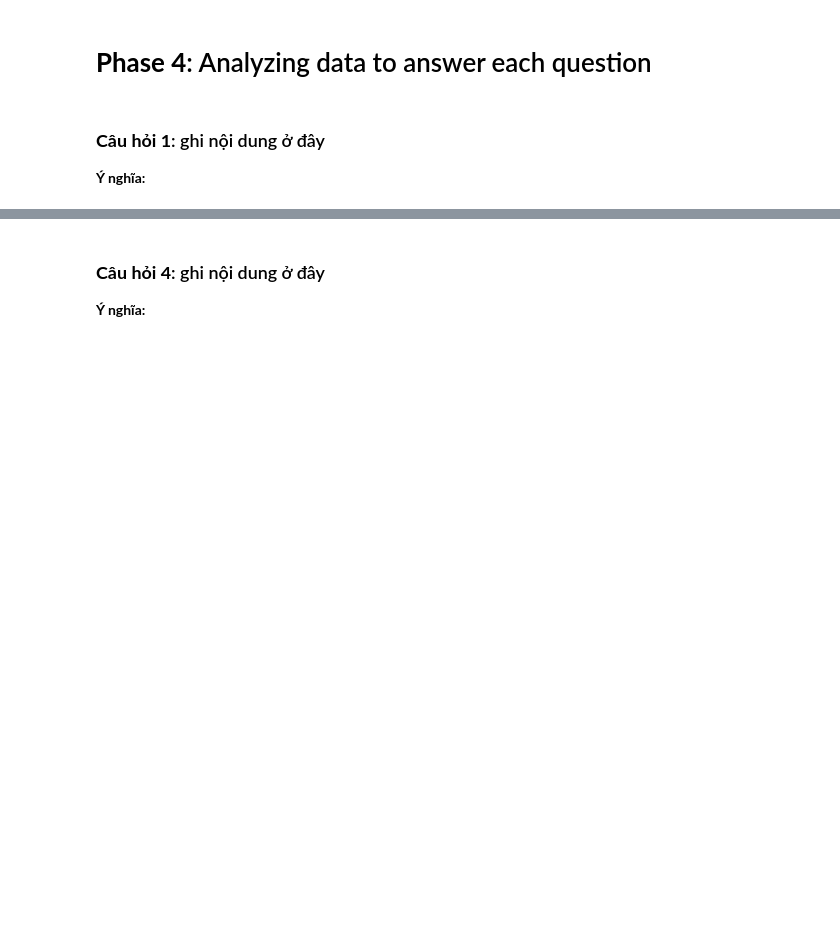
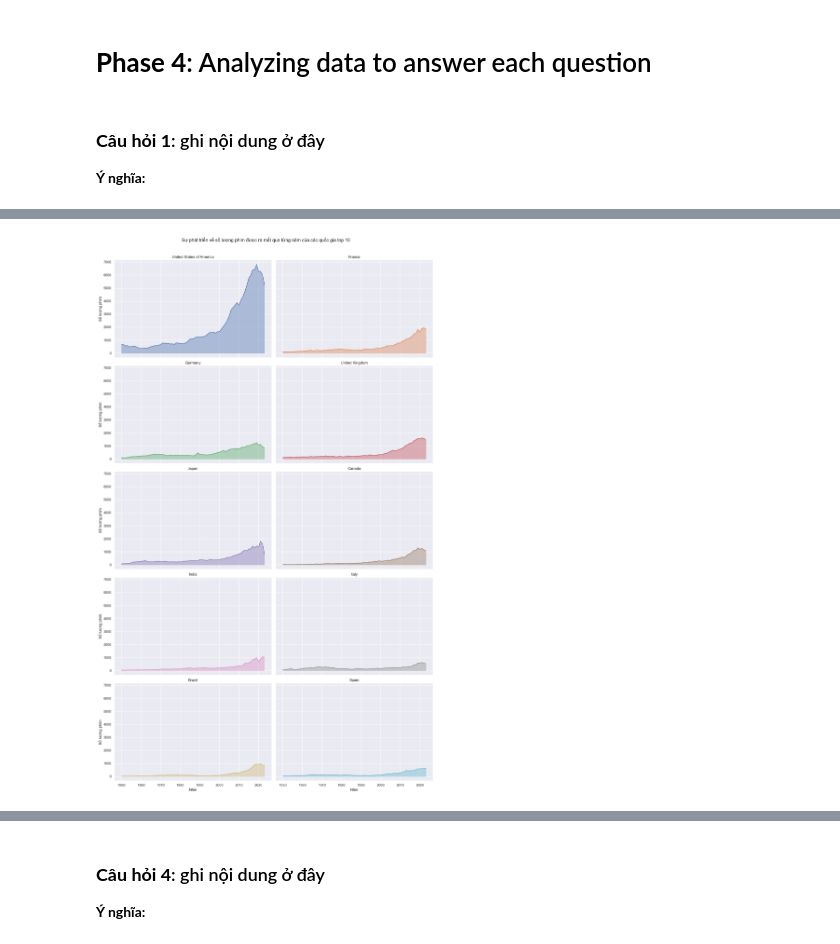
Before and after one commit to baohuyvanba/hcmus_dsp_finalproject_CSC17104, a Jupyter notebook: finalproject.ipynb, the cells around one changed output, grey strips where cells are left out. Cells and saved outputs as stored; diff of their text form; code cells hidden in the pictures; blank space fills up the shorter version.

```diff
--- a/finalproject.ipynb
+++ b/finalproject.ipynb
@@ -213,0 +469,5 @@ memory usage: 163.7+ MB
+# %%
+# Từ bảng các giá trị, ta chuyển về dạng DataFrame để vẽ biểu đồ
+TMDB_df_stacked = pd.DataFrame(TMDB_df.stack(0)).reset_index()
+TMDB_df_stacked.columns = ['Year','Country','Films']
+TMDB_df_stacked
@@ -213,0 +488,24 @@ memory usage: 163.7+ MB
+# %%
+# Khởi tạo grid
+g = sns.FacetGrid(TMDB_df_stacked, col='Country', hue='Country',
+                  col_wrap=2, height=5, aspect=1.5)
+
+# Vẽ biểu đồ đường
+g = g.map(plt.plot, 'Year', 'Films')
+
+# Tô màu các biểu đồ
+g = g.map(plt.fill_between, 'Year', 'Films', alpha=0.4)
+
+# Hiệu chỉnh tên từng biểu đồ
+g = g.set_titles("{col_name}")
+g = g.set_ylabels("Số lượng phim")
+g = g.set_xlabels("Năm")
+
+# Thêm tên tổng của các biểu đồ
+plt.subplots_adjust(top=0.94)
+g = g.fig.suptitle('Sự phát triển về số lượng phim được ra mắt qua từng năm của các quốc gia top 10')
+
+# Vẽ grid
+plt.show()
+# %% [output]
+[figure, added]
```
Also changed, not shown: parts of 30 cells of this notebook.
